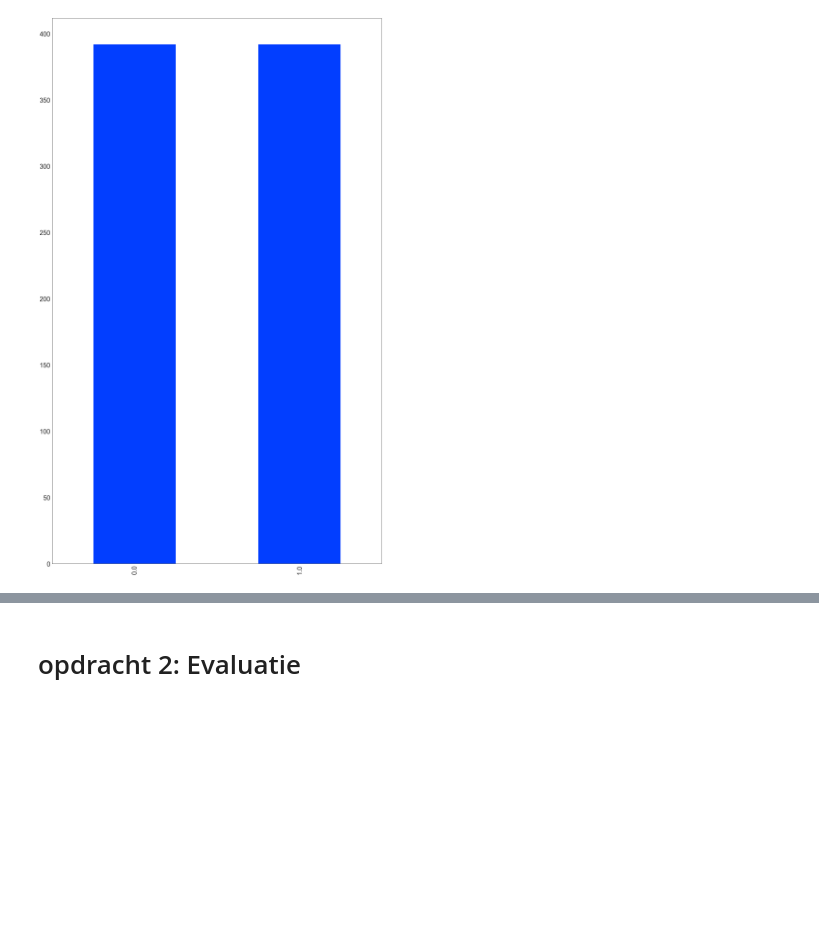
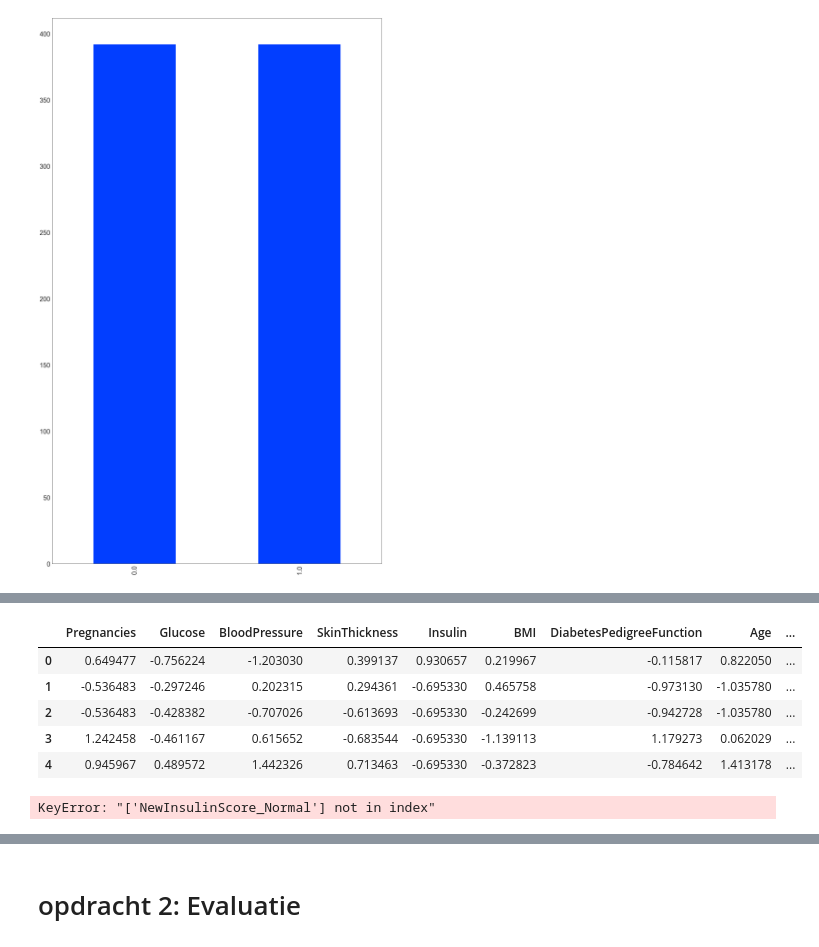
Before and after one commit to JortAkershoek/Machine_Learning, a Jupyter notebook: ml_opdr_inl_02.ipynb, the cells around one changed output, grey strips where cells are left out. Cells and saved outputs as stored; diff of their text form; code cells hidden in the pictures; blank space fills up the shorter version.

```diff
--- a/ml_opdr_inl_02.ipynb
+++ b/ml_opdr_inl_02.ipynb
@@ -267,0 +317,16 @@ df_model['Outcome'].value_counts().plot(kind='bar')
+# %%
+train_df = pd.get_dummies(train_df, columns=['NewBMI', 'NewInsulinScore', 'NewGlucose'], drop_first=True)
+# %%
+train_df.head()
+# %% [output]
+|  | Pregnancies | Glucose | BloodPressure | SkinThickness | Insulin | BMI | DiabetesPedigreeFunction | Age | ... |
+| 0 | 0.649477 | -0.756224 | -1.203030 | 0.399137 | 0.930657 | 0.219967 | -0.115817 | 0.822050 | ... |
+| 1 | -0.536483 | -0.297246 | 0.202315 | 0.294361 | -0.695330 | 0.465758 | -0.973130 | -1.035780 | ... |
+| 2 | -0.536483 | -0.428382 | -0.707026 | -0.613693 | -0.695330 | -0.242699 | -0.942728 | -1.035780 | ... |
+| 3 | 1.242458 | -0.461167 | 0.615652 | -0.683544 | -0.695330 | -1.139113 | 1.179273 | 0.062029 | ... |
+| 4 | 0.945967 | 0.489572 | 1.442326 | 0.713463 | -0.695330 | -0.372823 | -0.784642 | 1.413178 | ... |
+# %%
+cat_df = train_df[['NewBMI_Obesity 1','NewBMI_Obesity 2', 'NewBMI_Obesity 3', 'NewBMI_Overweight','NewBMI_Underweight',
+                     'NewInsulinScore_Normal','NewGlucose_Low','NewGlucose_Normal', 'NewGlucose_Overweight', 'NewGlucose_Secret']]
+# %% [output]
+KeyError: "['NewInsulinScore_Normal'] not in index"
```
Also changed, not shown: parts of 24 cells of this notebook, 3 other files.
